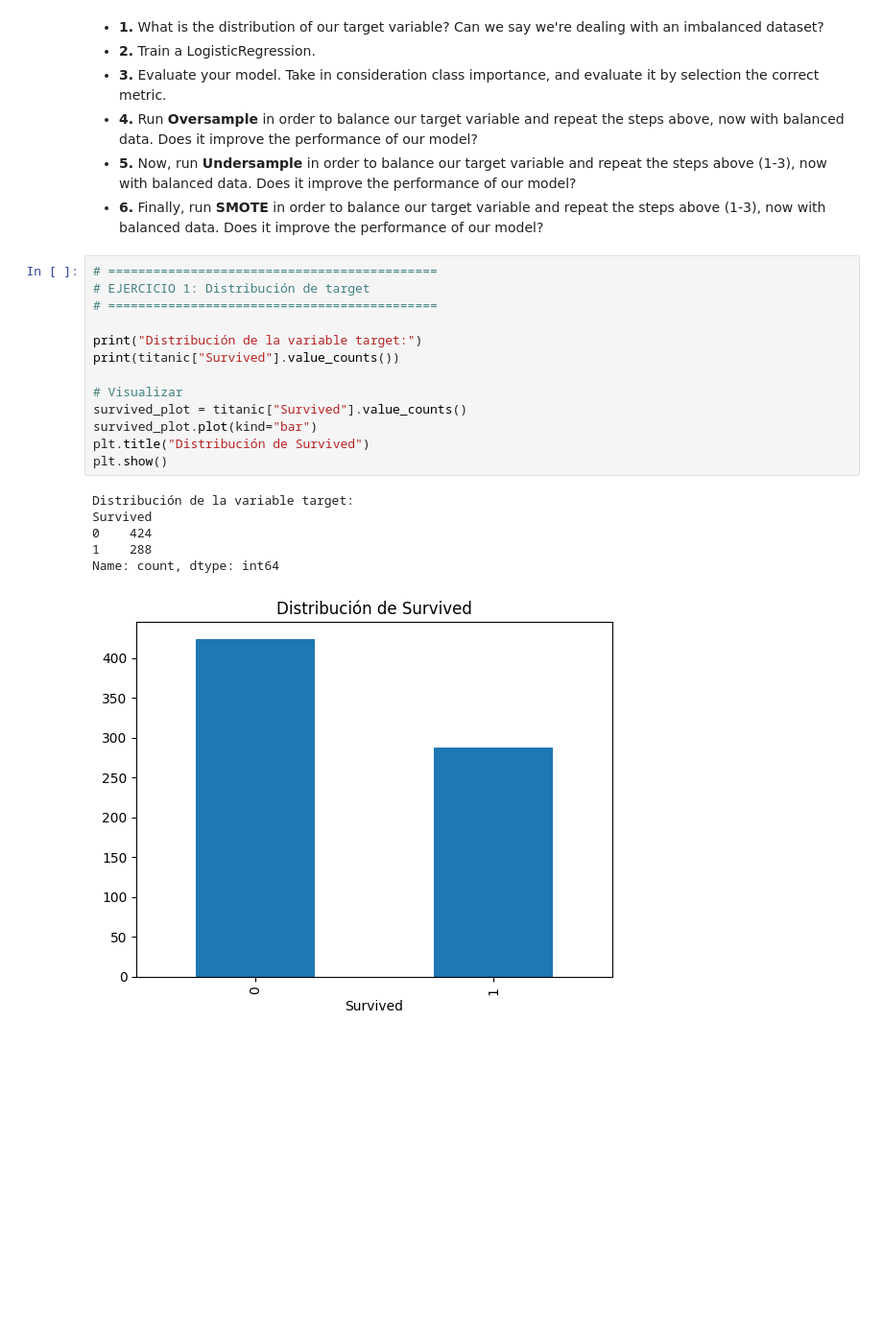
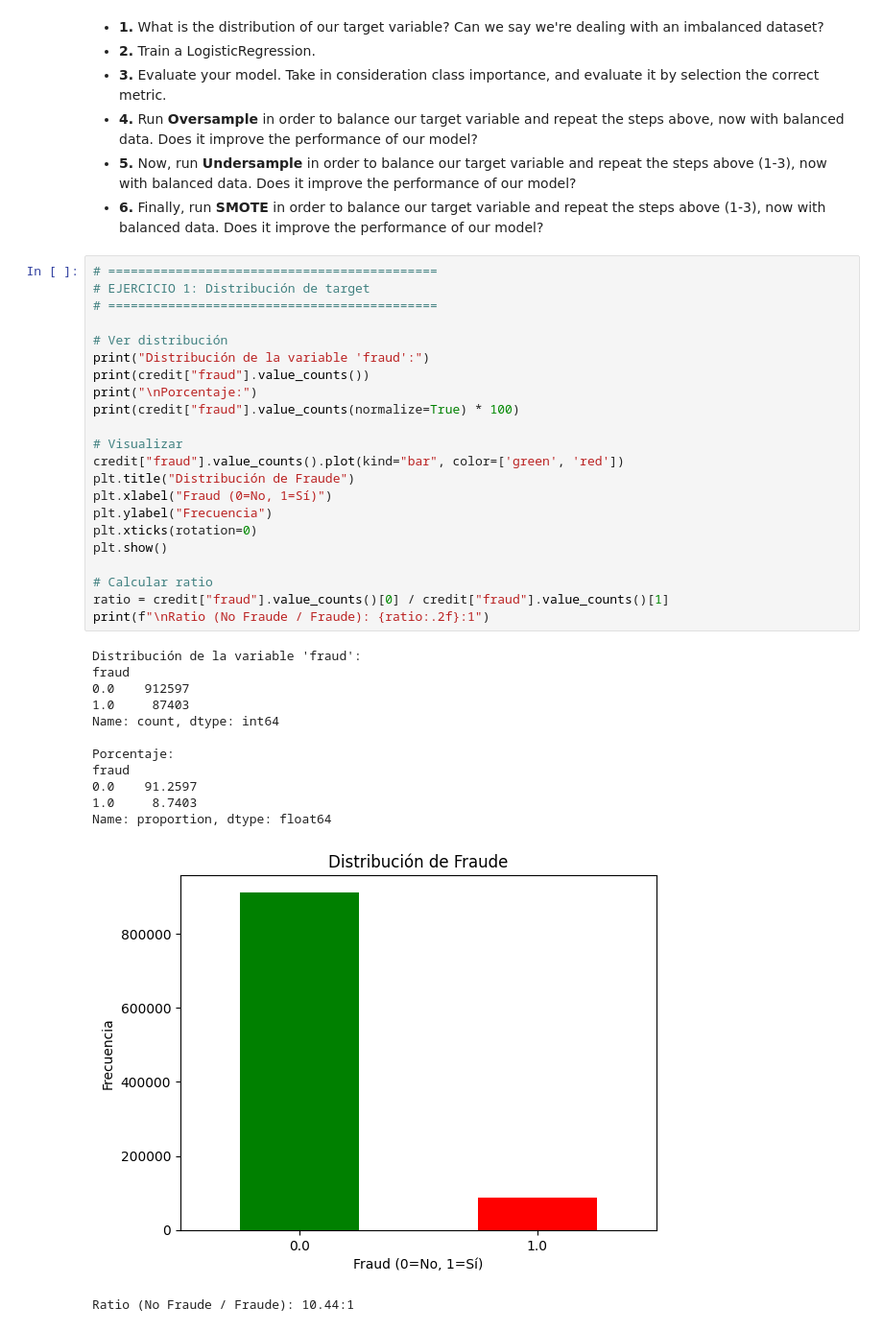
Before and after one commit to martin-paz-y/lab-imbalanced, a Jupyter notebook: lab-imbalanced.ipynb, the cells around one changed output. Shown at 96% size. Drawn from its saved outputs; the diff is of its cells as text; blank space fills up the shorter version.

```diff
--- a/lab-imbalanced.ipynb
+++ b/lab-imbalanced.ipynb
@@ -71,26 +39,42 @@ titanic = pd.get_dummies(titanic, columns=["Embarked"])
 - **4.** Run **Oversample** in order to balance our target variable and repeat the steps above, now with balanced data. Does it improve the performance of our model?
 - **5.** Now, run **Undersample** in order to balance our target variable and repeat the steps above (1-3), now with balanced data. Does it improve the performance of our model?
 - **6.** Finally, run **SMOTE** in order to balance our target variable and repeat the steps above (1-3), now with balanced data. Does it improve the performance of our model?
-# %%
-# ============================================
-# EJERCICIO 1: Distribución de target
-# ============================================
-
-print("Distribución de la variable target:")
-print(titanic["Survived"].value_counts())
-
-# Visualizar
-survived_plot = titanic["Survived"].value_counts()
-survived_plot.plot(kind="bar")
-plt.title("Distribución de Survived")
-plt.show()
-# %% [output]
-Distribución de la variable target:
-Survived
-0    424
-1    288
-Name: count, dtype: int64
-[figure, removed]
+# %%
+# ============================================
+# EJERCICIO 1: Distribución de target
+# ============================================
+
+# Ver distribución
+print("Distribución de la variable 'fraud':")
+print(credit["fraud"].value_counts())
+print("\nPorcentaje:")
+print(credit["fraud"].value_counts(normalize=True) * 100)
+
+# Visualizar
+credit["fraud"].value_counts().plot(kind="bar", color=['green', 'red'])
+plt.title("Distribución de Fraude")
+plt.xlabel("Fraud (0=No, 1=Sí)")
+plt.ylabel("Frecuencia")
+plt.xticks(rotation=0)
+plt.show()
+
+# Calcular ratio
+ratio = credit["fraud"].value_counts()[0] / credit["fraud"].value_counts()[1]
+print(f"\nRatio (No Fraude / Fraude): {ratio:.2f}:1")
+# %% [output]
+Distribución de la variable 'fraud':
+fraud
+0.0    912597
+1.0     87403
+Name: count, dtype: int64
+
+Porcentaje:
+fraud
+0.0    91.2597
+1.0     8.7403
+Name: proportion, dtype: float64
+[figure, added]
+Ratio (No Fraude / Fraude): 10.44:1
 # %%
 # ============================================
 # EJERCICIO 2: Train LogisticRegression
```
Also changed, not shown: parts of 12 cells of this notebook.
